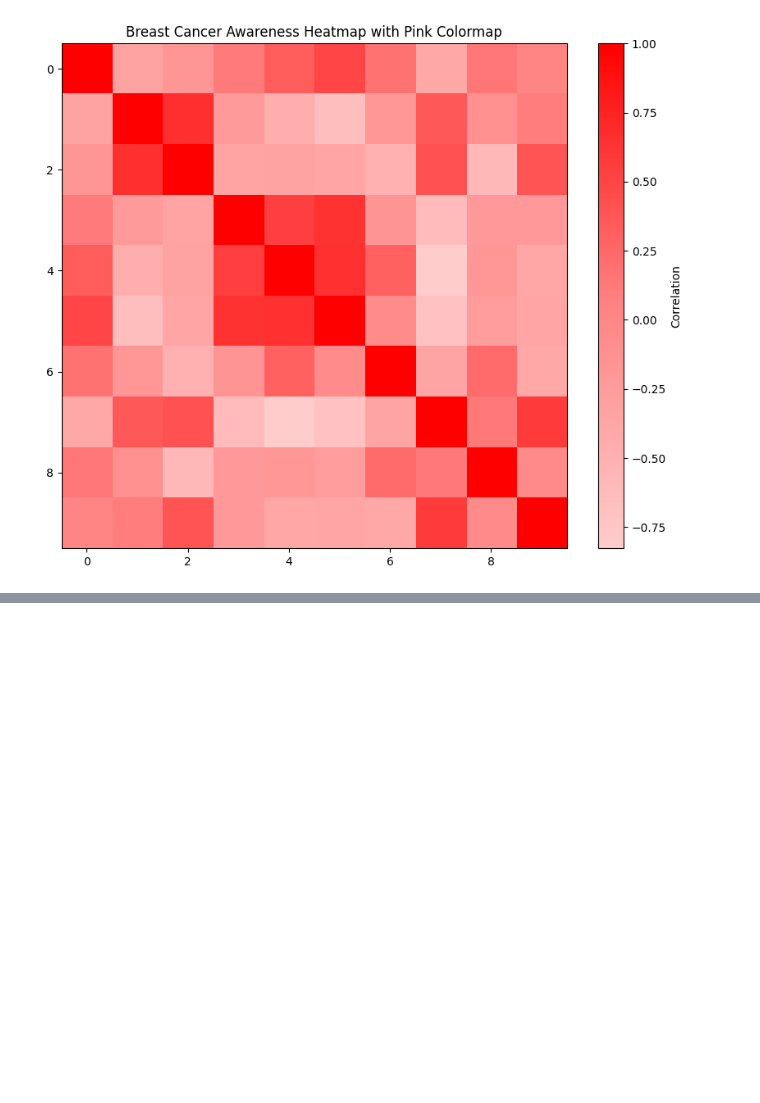
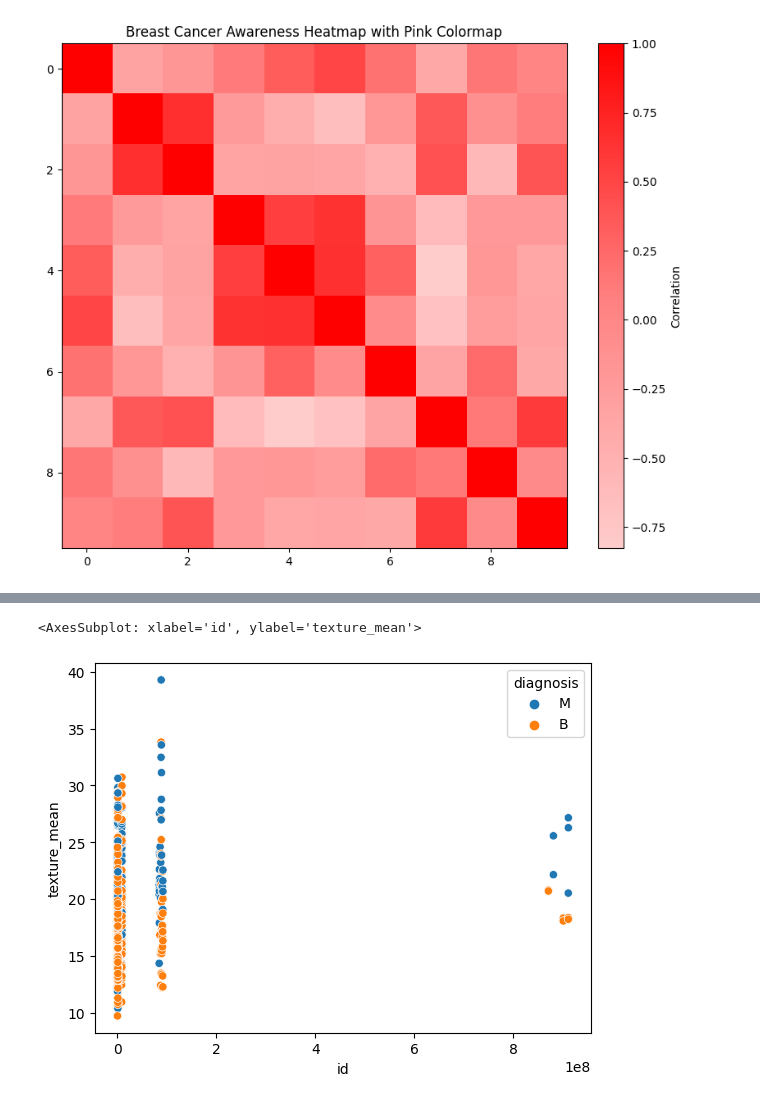
Before and after one commit to arimartorano/breastcanceranalysis, a Jupyter notebook: EDA.ipynb, the cells around one changed output, grey strips where cells are left out. Saved outputs shown, nothing was run; the diff lists cells and outputs as text; code cells hidden in the pictures; blank space fills up the shorter version.

```diff
--- a/EDA.ipynb
+++ b/EDA.ipynb
@@ -135,0 +141,5 @@ plt.show()
+# %%
+sns.scatterplot(x='id',y='texture_mean',data=breastcancerdf,hue='diagnosis')
+# %% [output]
+<AxesSubplot: xlabel='id', ylabel='texture_mean'>
+[figure, added]
```
Also changed, not shown: parts of 5 cells of this notebook.
